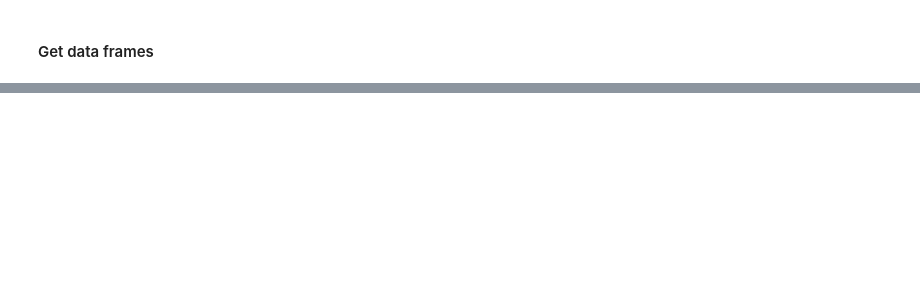
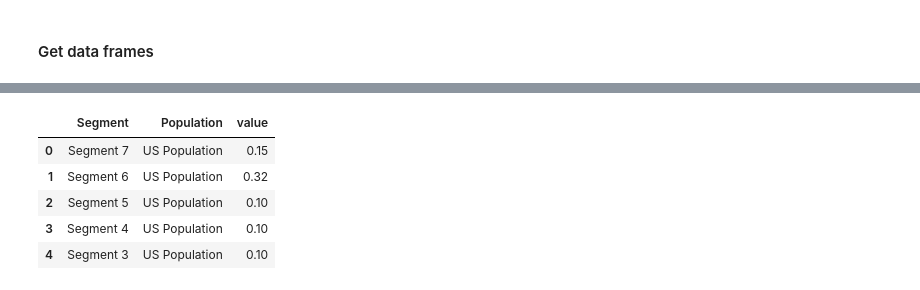
Before and after one commit to steed360/Data-Wrangling-And-Visualisation-Toolkits, a Jupyter notebook: Data Visualisation/Plotnine/3_Stacked_Bar_Telling_Colours.ipynb, the cells around one changed output, grey strips where cells are left out. Saved outputs shown, nothing was run; the diff lists cells and outputs as text; code cells hidden in the pictures; blank space fills up the shorter version.

```diff
--- a/Data Visualisation/Plotnine/3_Stacked_Bar_Telling_Colours.ipynb
+++ b/Data Visualisation/Plotnine/3_Stacked_Bar_Telling_Colours.ipynb
@@ -58,0 +52,19 @@ df_offer.columns = ['x', 'y']
+# %%
+# Unpivot population and customers into one column (value)
+
+
+df = pd.melt (df.reset_index(), id_vars = 'Segment',
+         value_vars = ['US Population', 'Our Customers'],
+         value_name='value', var_name='Population' )
+
+df.head(5)
+
+
+# quick hack
+# %% [output]
+|  | Segment | Population | value |
+| 0 | Segment 7 | US Population | 0.15 |
+| 1 | Segment 6 | US Population | 0.32 |
+| 2 | Segment 5 | US Population | 0.10 |
+| 3 | Segment 4 | US Population | 0.10 |
+| 4 | Segment 3 | US Population | 0.10 |
```
Also changed, not shown: parts of 7 cells of this notebook, 1 other file.
